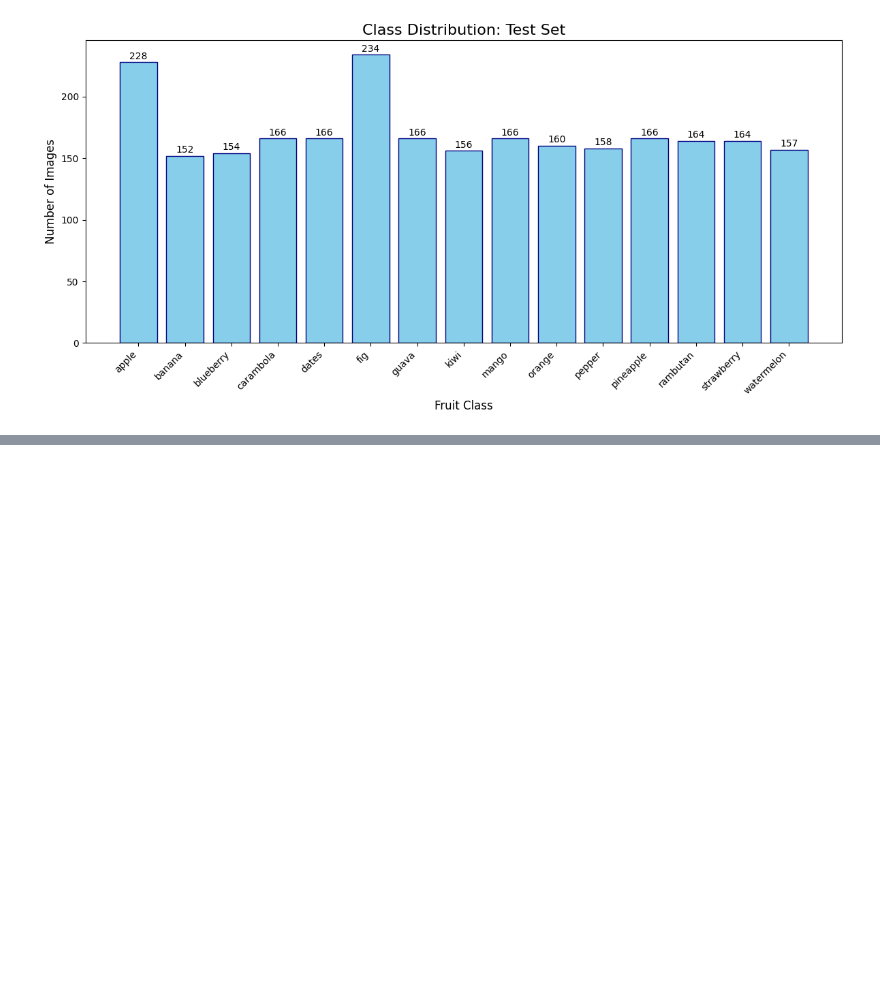
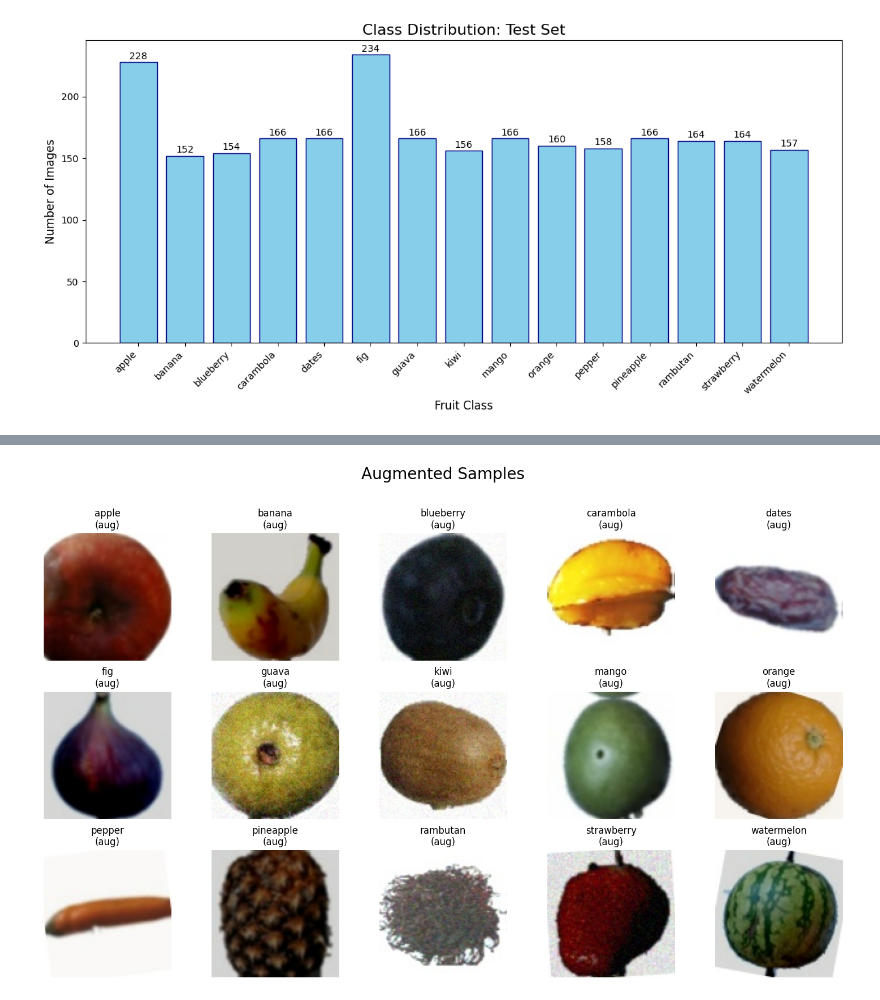
Before and after one commit to nl-codes/6CS012-Artificial-Intelligence-and-Machine-Learning, a Jupyter notebook: assessment/visual_task/prepare_dataset.ipynb, the cells around one changed output, grey strips where cells are left out. Cells and saved outputs as stored; diff of their text form; code cells hidden in the pictures; blank space fills up the shorter version.

```diff
--- a/assessment/visual_task/prepare_dataset.ipynb
+++ b/assessment/visual_task/prepare_dataset.ipynb
@@ -474,0 +905,5 @@ visualize_class_distribution(TEST_DIR, "Test Set")
+# %%
+# visualize_random_samples(TRAIN_DIR, "Original Mix")
+visualize_augmented_samples(TRAIN_DIR)
+# %% [output]
+[figure, added]
```
Also changed, not shown: parts of 15 cells of this notebook.
